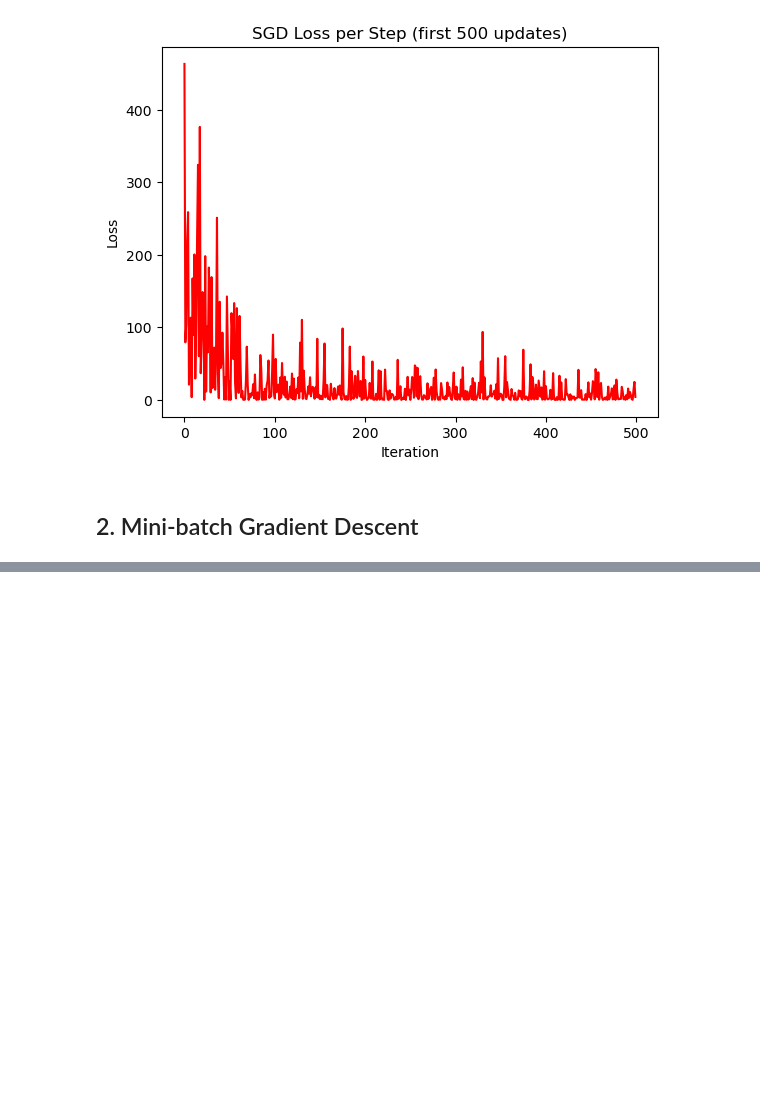
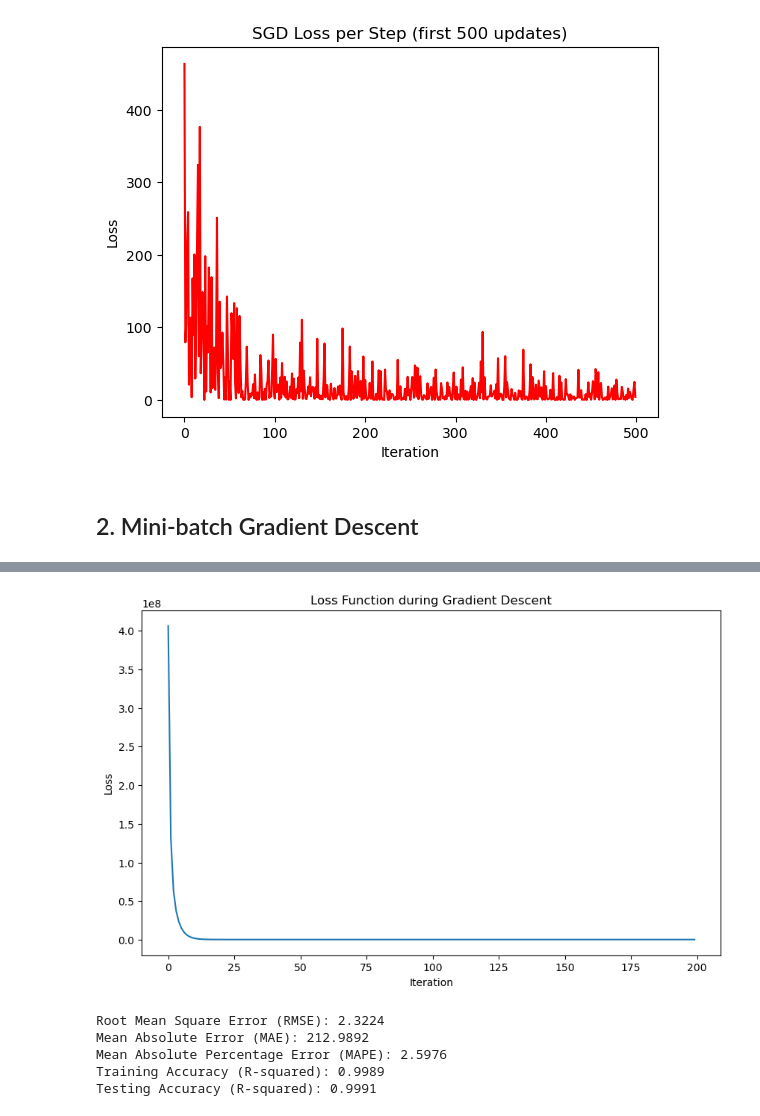
Before and after one commit to AIVIETNAM-AIO-DoHongNhat/M04W01, a Jupyter notebook: linear_regression.ipynb, the cells around one changed output, grey strips where cells are left out. Cells and saved outputs as stored; diff of their text form; code cells hidden in the pictures; blank space fills up the shorter version.

```diff
--- a/linear_regression.ipynb
+++ b/linear_regression.ipynb
@@ -295,0 +450,15 @@ plt.show()
+# %%
+from sklearn.preprocessing import StandardScaler
+from sklearn.model_selection import train_test_split
+
+X = df[["open", "low", "high"]].values
+y = df["close"].values
+
+X_train, X_test, y_train, y_test = train_test_split(
+    X, y, test_size=0.3, random_state=42, shuffle=True
+)
+
+scaler = StandardScaler()
+
+X_train_scaled = scaler.fit_transform(X_train)
+X_test_scaled = scaler.transform(X_test)
@@ -295,0 +469,59 @@ plt.show()
+# %%
+def liner_regression_vectorized(X, y, learning_rate=0.01, num_iterations=200):
+    n_samples, n_features = X.shape
+    w = np.zeros(n_features)
+    b = 0
+    losses = []
+
+    for _ in range(num_iterations):
+        y_hat = predict(X, w, b)
+        dw, db, cost = gradient(y_hat, y, X)
+        w, b = update_weight(w, b, learning_rate, dw, db)
+        losses.append(cost)
+
+    return w, b, losses
+# %%
+w, b, losses = liner_regression_vectorized(X_train_scaled, y_train, learning_rate=0.1, num_iterations=200)
+
+# Plot the loss function
+plt.figure(figsize=(10, 6))
+plt.plot(losses)
+plt.xlabel("Iteration")
+plt.ylabel("Loss")
+plt.title("Loss Function during Gradient Descent")
+plt.show()
+# %% [output]
+[figure, added]
+# %%
+from sklearn.metrics import r2_score
+
+# Make predictions on the test set
+y_pred = predict(X_test_scaled, w, b)
+
+# Calculate RMSE
+rmse = np.sqrt(np.mean(y_pred - y_test) ** 2)
+
+# Calculate MAE
+mae = np.mean(np.abs(y_pred - y_test))
+
+# Calculate MAPE
+mape = np.mean(np.abs(y_test - y_pred) / y_test) * 100
+
+# Calculate R-squared on training data
+y_train_pred = predict(X_train_scaled, w, b)
+train_accuracy = r2_score(y_train, y_train_pred)
+
+# Calculate R-squared on testing data
+test_accuracy = r2_score(y_test, y_pred)
+
+print("Root Mean Square Error (RMSE):", round(rmse, 4))
+print("Mean Absolute Error (MAE):", round(mae, 4))
+print("Mean Absolute Percentage Error (MAPE):", round(mape, 4))
+print("Training Accuracy (R-squared):", round(train_accuracy, 4))
+print("Testing Accuracy (R-squared):", round(test_accuracy, 4))
+# %% [output]
+Root Mean Square Error (RMSE): 2.3224
+Mean Absolute Error (MAE): 212.9892
+Mean Absolute Percentage Error (MAPE): 2.5976
+Training Accuracy (R-squared): 0.9989
+Testing Accuracy (R-squared): 0.9991
```
Also changed, not shown: parts of 21 cells of this notebook, 5 other files.
